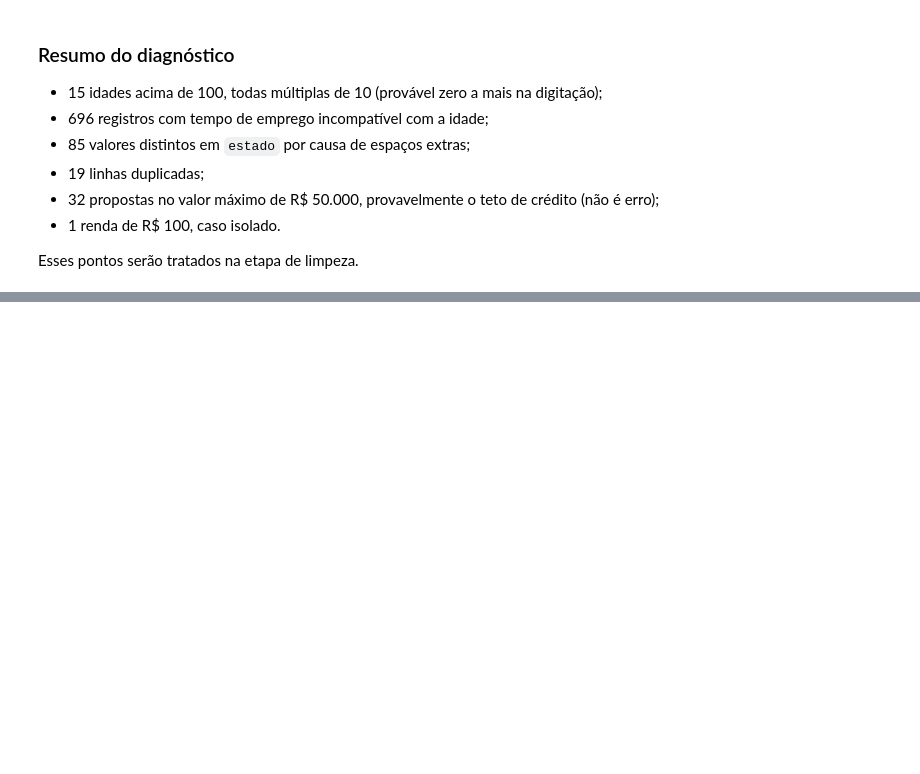
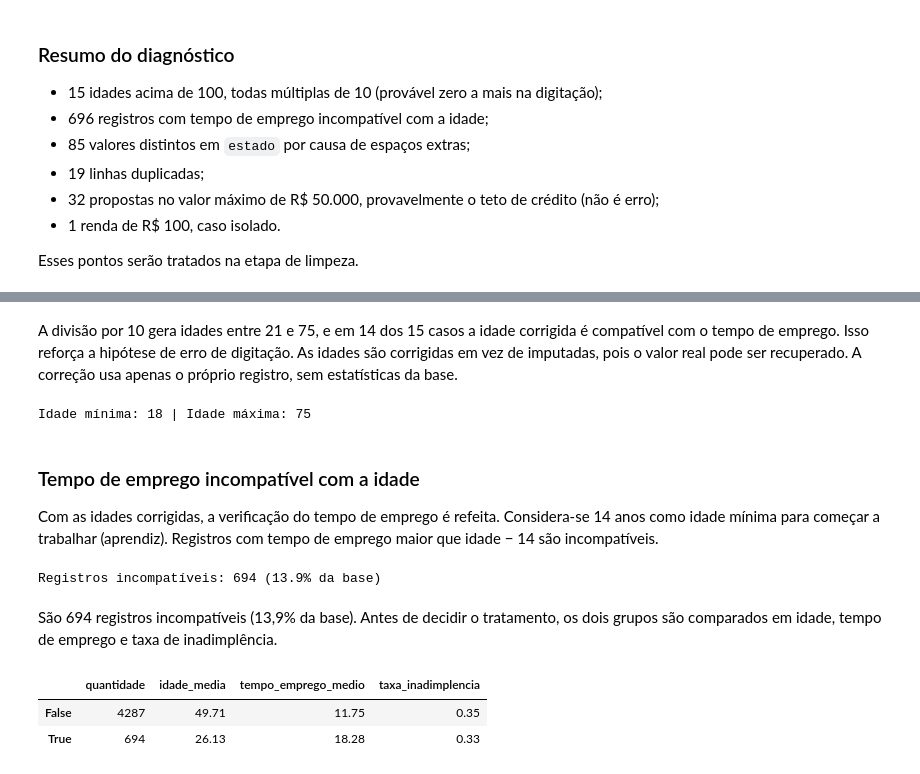
Before and after one commit to dudamark/desafio-credito-credair, a Jupyter notebook: notebooks/analise_credito.ipynb, the cells around one changed output, grey strips where cells are left out. Saved outputs shown, nothing was run; the diff lists cells and outputs as text; code cells hidden in the pictures; blank space fills up the shorter version.

```diff
--- a/notebooks/analise_credito.ipynb
+++ b/notebooks/analise_credito.ipynb
@@ -145,0 +216,36 @@ Esses pontos serão tratados na etapa de limpeza.
+# %% [markdown]
+A divisão por 10 gera idades entre 21 e 75, e em 14 dos 15 casos a idade corrigida é compatível com o tempo de emprego. Isso reforça a hipótese de erro de digitação. As idades são corrigidas em vez de imputadas, pois o valor real pode ser recuperado. A correção usa apenas o próprio registro, sem estatísticas da base.
+# %%
+mascara_idade = df_limpo["idade"] > 100
+
+df_limpo.loc[mascara_idade, "idade"] = df_limpo.loc[mascara_idade, "idade"] // 10
+
+print(f"Idade mínima: {df_limpo['idade'].min()} | Idade máxima: {df_limpo['idade'].max()}")
+# %% [output]
+Idade mínima: 18 | Idade máxima: 75
+# %% [markdown]
+### Tempo de emprego incompatível com a idade
+
+Com as idades corrigidas, a verificação do tempo de emprego é refeita. Considera-se 14 anos como idade mínima para começar a trabalhar (aprendiz). Registros com tempo de emprego maior que idade − 14 são incompatíveis.
+# %%
+IDADE_MINIMA_TRABALHO = 14
+
+tempo_maximo_possivel = df_limpo["idade"] - IDADE_MINIMA_TRABALHO
+mascara_emprego = df_limpo["tempo_emprego_anos"] > tempo_maximo_possivel
+
+print(f"Registros incompatíveis: {mascara_emprego.sum()} ({mascara_emprego.mean():.1%} da base)")
+# %% [output]
+Registros incompatíveis: 694 (13.9% da base)
+# %% [markdown]
+São 694 registros incompatíveis (13,9% da base). Antes de decidir o tratamento, os dois grupos são comparados em idade, tempo de emprego e taxa de inadimplência.
+# %%
+df_limpo.groupby(mascara_emprego).agg(
+    quantidade=("idade", "size"),
+    idade_media=("idade", "mean"),
+    tempo_emprego_medio=("tempo_emprego_anos", "mean"),
+    taxa_inadimplencia=("inadimplente", "mean"),
+).round(2)
+# %% [output]
+|  | quantidade | idade_media | tempo_emprego_medio | taxa_inadimplencia |
+| False | 4287 | 49.71 | 11.75 | 0.35 |
+| True | 694 | 26.13 | 18.28 | 0.33 |
```
Also changed, not shown: parts of 23 cells of this notebook.
